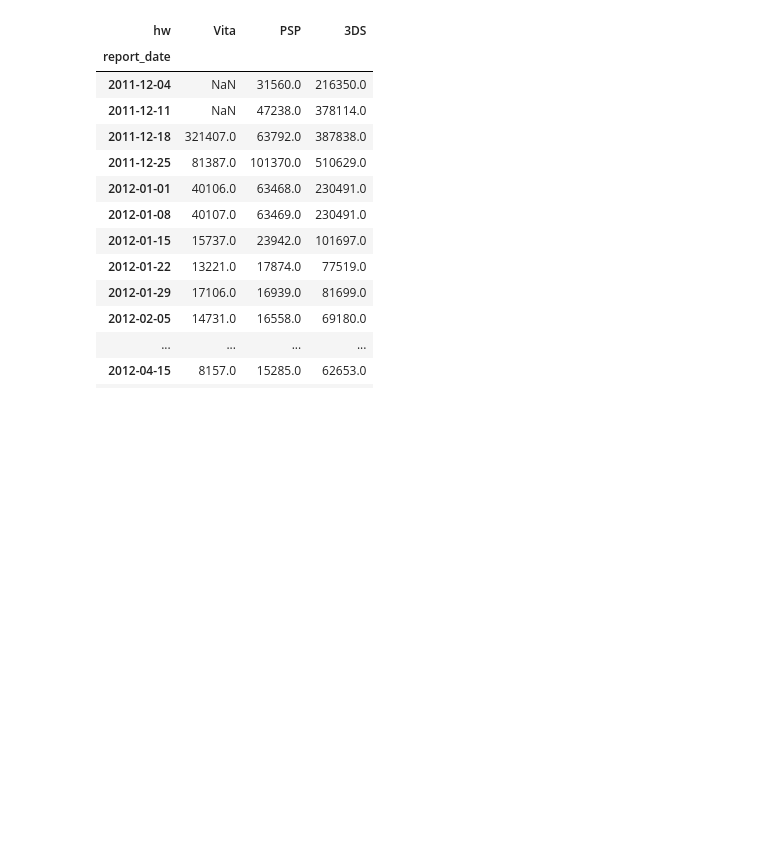
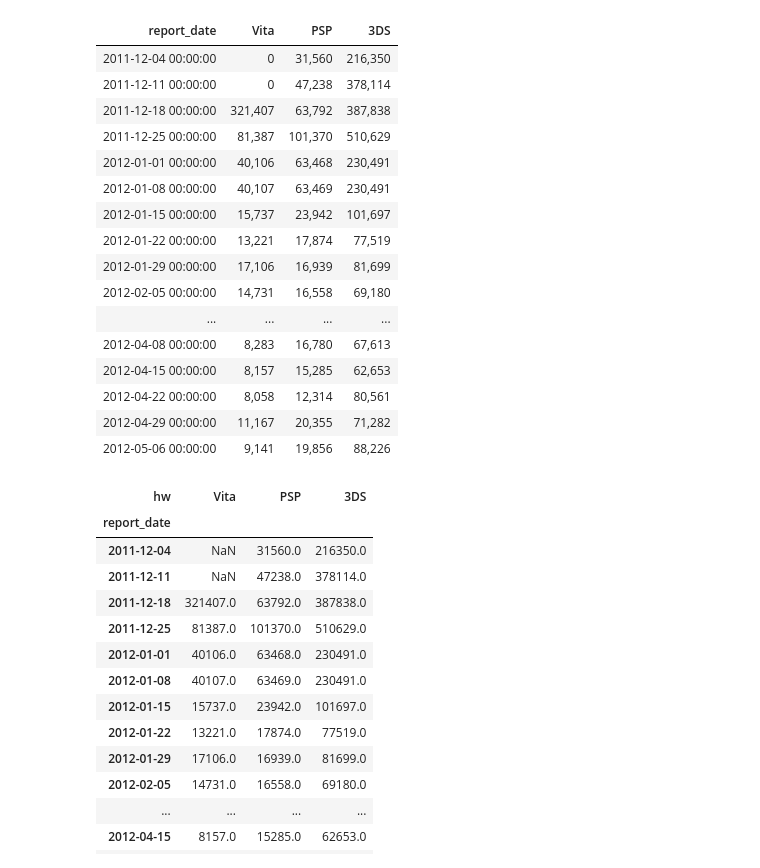
Before and after one commit to hidenden/gamedata, a Jupyter notebook: notebook/dashboard/dashboard_misc.ipynb, the cells around one changed output. Drawn from its saved outputs; the diff is of its cells as text; code cells hidden in the pictures; blank space fills up the shorter version.

```diff
--- a/notebook/dashboard/dashboard_misc.ipynb
+++ b/notebook/dashboard/dashboard_misc.ipynb
@@ -32,3 +31,28 @@ report_event_mask = g.EventMasks(hard=1.5, price=3, sale=2, soft=3, event=2)
+# %%
+df = (df
+ .filter(pl.col("report_date") < datetime(2012, 5, 13))
+ .select(["report_date", "Vita", "PSP", "3DS"])
+ .sort("report_date")
+)
+df
+# %% [output]
+| report_date | Vita | PSP | 3DS |
+| 2011-12-04 00:00:00 | 0 | 31,560 | 216,350 |
+| 2011-12-11 00:00:00 | 0 | 47,238 | 378,114 |
+| 2011-12-18 00:00:00 | 321,407 | 63,792 | 387,838 |
+| 2011-12-25 00:00:00 | 81,387 | 101,370 | 510,629 |
+| 2012-01-01 00:00:00 | 40,106 | 63,468 | 230,491 |
+| 2012-01-08 00:00:00 | 40,107 | 63,469 | 230,491 |
+| 2012-01-15 00:00:00 | 15,737 | 23,942 | 101,697 |
+| 2012-01-22 00:00:00 | 13,221 | 17,874 | 77,519 |
+| 2012-01-29 00:00:00 | 17,106 | 16,939 | 81,699 |
+| 2012-02-05 00:00:00 | 14,731 | 16,558 | 69,180 |
+| ... | ... | ... | ... |
+| 2012-04-08 00:00:00 | 8,283 | 16,780 | 67,613 |
+| 2012-04-15 00:00:00 | 8,157 | 15,285 | 62,653 |
+| 2012-04-22 00:00:00 | 8,058 | 12,314 | 80,561 |
+| 2012-04-29 00:00:00 | 11,167 | 20,355 | 71,282 |
+| 2012-05-06 00:00:00 | 9,141 | 19,856 | 88,226 |
 # %%
 df.loc[:datetime(2012,5,13), ['Vita', 'PSP', '3DS']]
 # %% [output]
```
Also changed, not shown: parts of 2 cells of this notebook, 4 other files.
